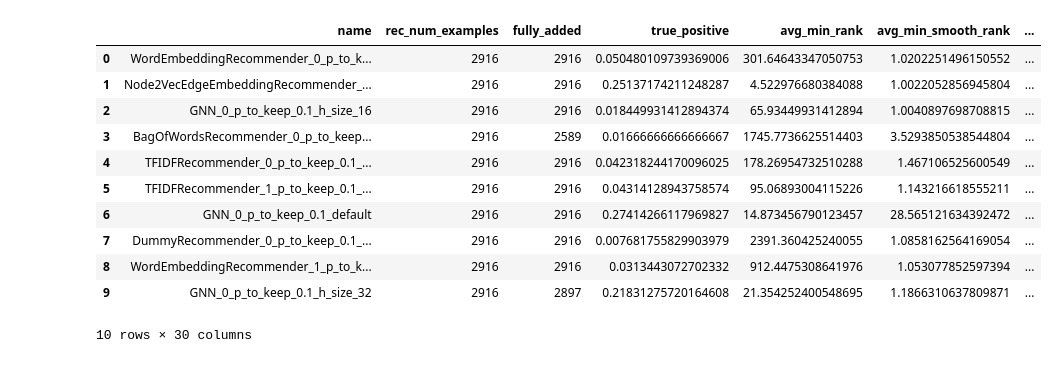
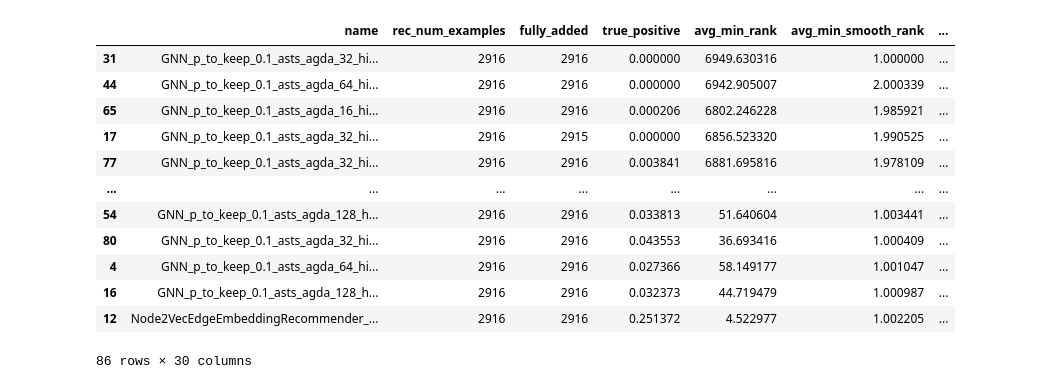
Before and after one commit to nikerzetic/mlfmf-data, a Jupyter notebook: experiment_analysis.ipynb, the cells around one changed output. Drawn from its saved outputs; the diff is of its cells as text; code cells hidden in the pictures.

```diff
--- a/experiment_analysis.ipynb
+++ b/experiment_analysis.ipynb
@@ -12,7 +13,17 @@ def extract_results_from_dir(dir_path: str):
         single_results["name"] = file.replace("_predictions_", "").replace(".txt", "")
         single, multi = extract_results_from_file(os.path.join(dir_path, file))
 
-        single_results["rec_num_examples"], single_results["fully_added"], single_results["true_positive"], single_results["avg_min_rank"], single_results["avg_min_smooth_rank"], single_results["avg_mean_rank"], single_results["avg_mean_smooth_rank"], single_results["class_num_examples"], single_results["area_under_roc"] = single[0]
+        (
+            single_results["rec_num_examples"],
+            single_results["fully_added"],
+            single_results["true_positive"],
+            single_results["avg_min_rank"],
+            single_results["avg_min_smooth_rank"],
+            single_results["avg_mean_rank"],
+            single_results["avg_mean_smooth_rank"],
+            single_results["class_num_examples"],
+            single_results["area_under_roc"],
+        ) = single[0]
 
         # for treshold, accuracy, precision, recall, f1, confusion_matrix in multi:
         #     single_results["treshold"] = treshold
@@ -34,7 +45,6 @@ def extract_results_from_dir(dir_path: str):
     return pd.DataFrame.from_records(results)
 
 
-
 def extract_results_from_file(file_path: str):
     with open(file_path, "r", encoding="utf-8") as f:
         data = f.read()
@@ -56,18 +66,23 @@ def extract_results_from_string(string: str):
 dir_path = "dumps/experiments"
 
 results = extract_results_from_dir(dir_path)
+# %%
+results[results.columns.difference(["name", "rec_num_examples", "fully_added"])] = (
+    results[results.columns.difference(["name", "rec_num_examples", "fully_added"])]
+).astype(float)
 # %%
-results
+results.sort_values("area_under_roc")
 # %% [output]
 |  | name | rec_num_examples | fully_added | true_positive | avg_min_rank | avg_min_smooth_rank | ... |
-| 0 | WordEmbeddingRecommender_0_p_to_k... | 2916 | 2916 | 0.050480109739369006 | 301.64643347050753 | 1.0202251496150552 | ... |
-| 1 | Node2VecEdgeEmbeddingRecommender_... | 2916 | 2916 | 0.25137174211248287 | 4.522976680384088 | 1.0022052856945804 | ... |
-| 2 | GNN_0_p_to_keep_0.1_h_size_16 | 2916 | 2916 | 0.018449931412894374 | 65.93449931412894 | 1.0040897698708815 | ... |
-| 3 | BagOfWordsRecommender_0_p_to_keep... | 2916 | 2589 | 0.01666666666666667 | 1745.7736625514403 | 3.5293850538544804 | ... |
-| 4 | TFIDFRecommender_0_p_to_keep_0.1_... | 2916 | 2916 | 0.042318244170096025 | 178.26954732510288 | 1.467106525600549 | ... |
-| 5 | TFIDFRecommender_1_p_to_keep_0.1_... | 2916 | 2916 | 0.04314128943758574 | 95.06893004115226 | 1.143216618555211 | ... |
-| 6 | GNN_0_p_to_keep_0.1_default | 2916 | 2916 | 0.27414266117969827 | 14.873456790123457 | 28.565121634392472 | ... |
-| 7 | DummyRecommender_0_p_to_keep_0.1_... | 2916 | 2916 | 0.007681755829903979 | 2391.360425240055 | 1.0858162564169054 | ... |
-| 8 | WordEmbeddingRecommender_1_p_to_k... | 2916 | 2916 | 0.0313443072702332 | 912.4475308641976 | 1.053077852597394 | ... |
-| 9 | GNN_0_p_to_keep_0.1_h_size_32 | 2916 | 2897 | 0.21831275720164608 | 21.354252400548695 | 1.1866310637809871 | ... |
+| 31 | GNN_p_to_keep_0.1_asts_agda_32_hi... | 2916 | 2916 | 0.000000 | 6949.630316 | 1.000000 | ... |
+| 44 | GNN_p_to_keep_0.1_asts_agda_64_hi... | 2916 | 2916 | 0.000000 | 6942.905007 | 2.000339 | ... |
+| 65 | GNN_p_to_keep_0.1_asts_agda_16_hi... | 2916 | 2916 | 0.000206 | 6802.246228 | 1.985921 | ... |
+| 17 | GNN_p_to_keep_0.1_asts_agda_32_hi... | 2916 | 2915 | 0.000000 | 6856.523320 | 1.990525 | ... |
+| 77 | GNN_p_to_keep_0.1_asts_agda_32_hi... | 2916 | 2916 | 0.003841 | 6881.695816 | 1.978109 | ... |
+| ... | ... | ... | ... | ... | ... | ... | ... |
+| 54 | GNN_p_to_keep_0.1_asts_agda_128_h... | 2916 | 2916 | 0.033813 | 51.640604 | 1.003441 | ... |
+| 80 | GNN_p_to_keep_0.1_asts_agda_32_hi... | 2916 | 2916 | 0.043553 | 36.693416 | 1.000409 | ... |
+| 4 | GNN_p_to_keep_0.1_asts_agda_64_hi... | 2916 | 2916 | 0.027366 | 58.149177 | 1.001047 | ... |
+| 16 | GNN_p_to_keep_0.1_asts_agda_128_h... | 2916 | 2916 | 0.032373 | 44.719479 | 1.000987 | ... |
+| 12 | Node2VecEdgeEmbeddingRecommender_... | 2916 | 2916 | 0.251372 | 4.522977 | 1.002205 | ... |
-10 rows × 30 columns
+86 rows × 30 columns
```
Also changed, not shown: parts of 22 cells of this notebook.
